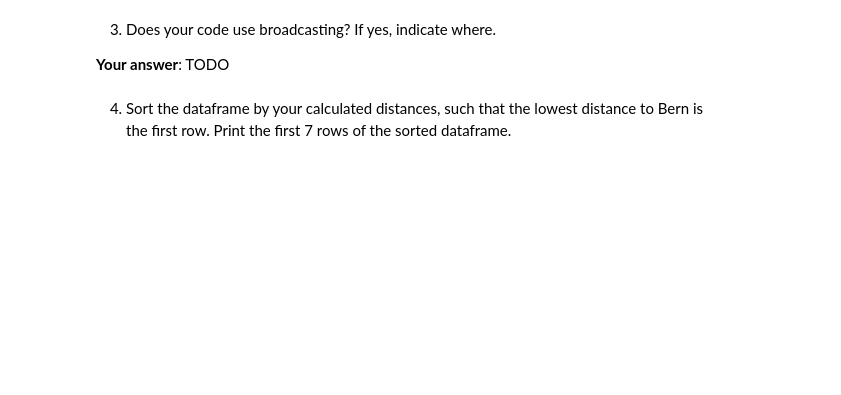
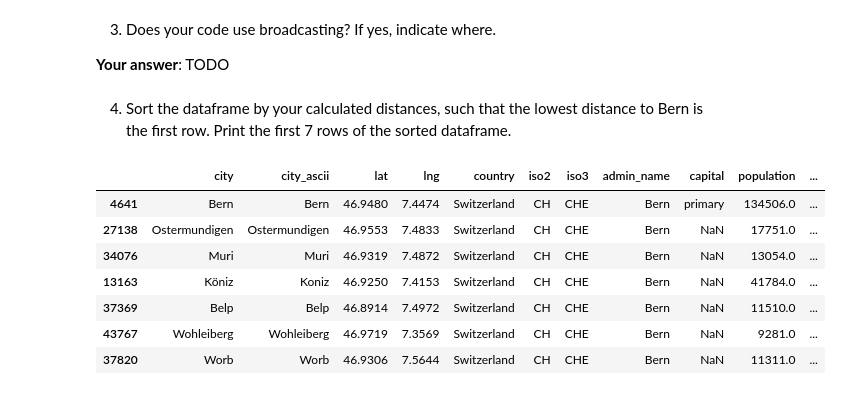
Before and after one commit to aoiram/2526-unibe-advanced-python, a Jupyter notebook: assignments/Assignment05.ipynb, the cells around one changed output. Cells and saved outputs as stored; diff of their text form; code cells hidden in the pictures; blank space fills up the shorter version.

```diff
--- a/assignments/Assignment05.ipynb
+++ b/assignments/Assignment05.ipynb
@@ -218,9 +363,16 @@ Source: [https://simplemaps.com/data/world-cities](https://simplemaps.com/data/w
 1. Load the `data/csv/worldcities.csv` using pandas and store it in the variable `cities_df`.
 # %%
 # TODO
+cities_df = pd.read_csv('../data/csv/worldcities.csv')
 # %% [markdown]
 2. For the next task, we need the latitude and longitude in radians instead of degrees. Create new columns `lat_rad` and `lng_rad` with the converted value in radians.
 
 Hint: Use the suitable NumPy Ufunc.
 # %%
 # TODO
+
+import numpy as np
+cities_df['lat_rad'] = np.radians(cities_df['lat'])
+cities_df['lng_rad'] = np.radians(cities_df['lng'])
+
+cities_df.head()
@@ -237,3 +396,17 @@ Hints:
 - There are many suitable Ufuncs to use, e.g., `np.arcsin`.
 # %%
 # TODO
+r = 6371
+lat_bern = np.radians(46.94798)
+lng_bern = np.radians(7.44743)
+
+lat2 = cities_df['lat_rad']
+lng2 = cities_df['lng_rad']
+
+# Haversine formula
+dlat = cities_df['lat_rad'] - lat_bern
+dlng = cities_df['lng_rad'] - lng_bern
+a = np.sin(dlat / 2) ** 2 + np.cos(lat_bern) * np.cos(cities_df['lat_rad']) * np.sin(dlng / 2) ** 2
+cities_df['distance_to_bern'] = r * 2 * np.arcsin(np.sqrt(a))
+
+cities_df[['city', 'distance_to_bern']].head()
@@ -245,3 +425,13 @@ Hints:
 4. Sort the dataframe by your calculated distances, such that the lowest distance to Bern is the first row. Print the first 7 rows of the sorted dataframe.
 # %%
 # TODO
+cities_df.sort_values(by='distance_to_bern').head(7)
+# %% [output]
+|  | city | city_ascii | lat | lng | country | iso2 | iso3 | admin_name | capital | population | ... |
+| 4641 | Bern | Bern | 46.9480 | 7.4474 | Switzerland | CH | CHE | Bern | primary | 134506.0 | ... |
+| 27138 | Ostermundigen | Ostermundigen | 46.9553 | 7.4833 | Switzerland | CH | CHE | Bern | NaN | 17751.0 | ... |
+| 34076 | Muri | Muri | 46.9319 | 7.4872 | Switzerland | CH | CHE | Bern | NaN | 13054.0 | ... |
+| 13163 | Köniz | Koniz | 46.9250 | 7.4153 | Switzerland | CH | CHE | Bern | NaN | 41784.0 | ... |
+| 37369 | Belp | Belp | 46.8914 | 7.4972 | Switzerland | CH | CHE | Bern | NaN | 11510.0 | ... |
+| 43767 | Wohleiberg | Wohleiberg | 46.9719 | 7.3569 | Switzerland | CH | CHE | Bern | NaN | 9281.0 | ... |
+| 37820 | Worb | Worb | 46.9306 | 7.5644 | Switzerland | CH | CHE | Bern | NaN | 11311.0 | ... |
```
Also changed, not shown: parts of 21 cells of this notebook.
